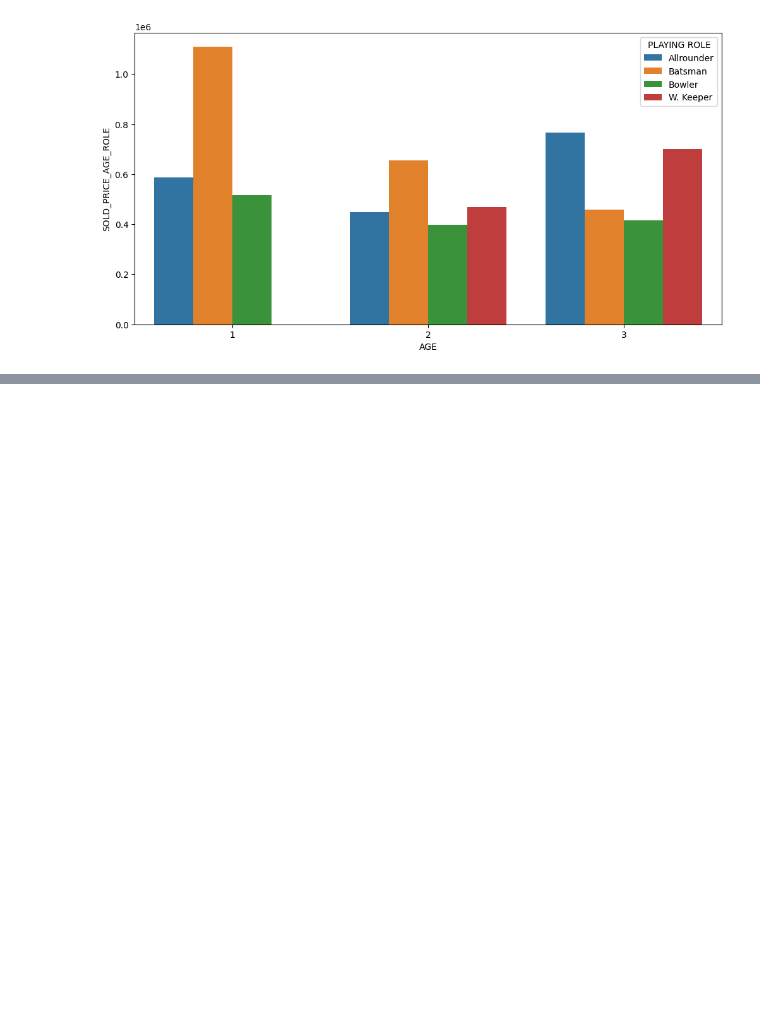
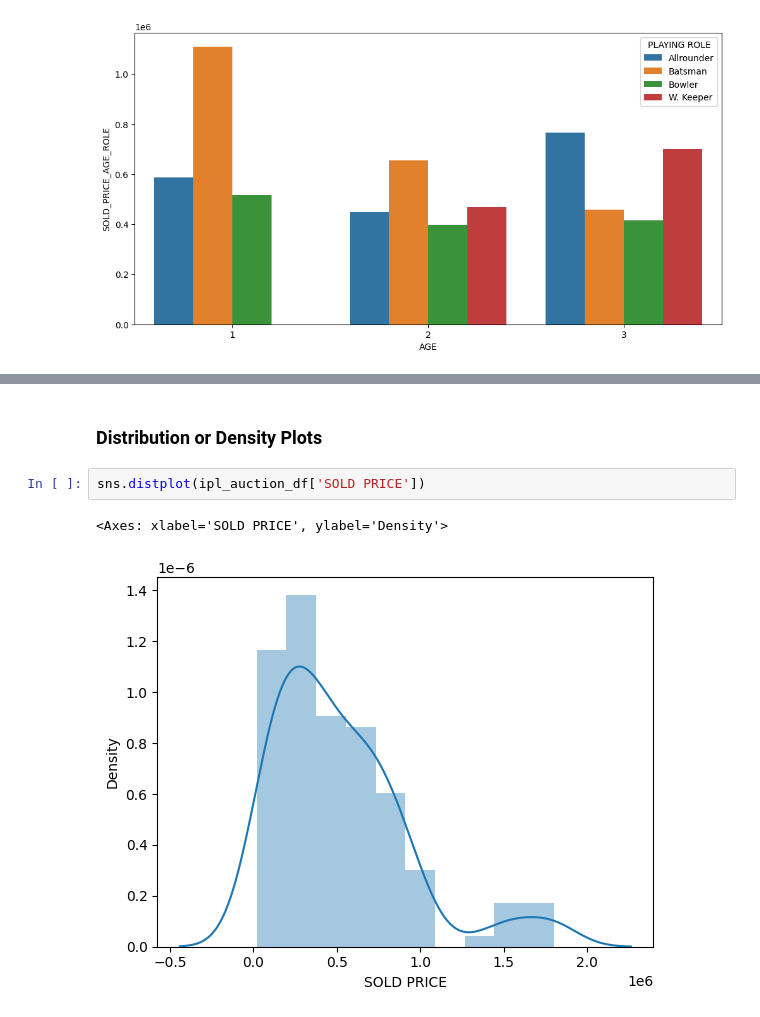
Before and after one commit to Musharraf-Bubere/Learning-in-public, a Jupyter notebook: Practice_From_Books/Machine_Learning_With_Python/01_Exploratory_Data_Analysis/03_Exploration_of_Data_Using_Visualization/ipl_data_visualization.ipynb, the cells around one changed output, grey strips where cells are left out. Drawn from its saved outputs; the diff is of its cells as text; blank space fills up the shorter version.

```diff
--- a/Practice_From_Books/Machine_Learning_With_Python/01_Exploratory_Data_Analysis/03_Exploration_of_Data_Using_Visualization/ipl_data_visualization.ipynb
+++ b/Practice_From_Books/Machine_Learning_With_Python/01_Exploratory_Data_Analysis/03_Exploration_of_Data_Using_Visualization/ipl_data_visualization.ipynb
@@ -93,0 +122,7 @@ sns.barplot(x='AGE', y='SOLD_PRICE_AGE_ROLE', hue='PLAYING ROLE', data=soldprice
+# %% [markdown]
+### Distribution or Density Plots
+# %%
+sns.distplot(ipl_auction_df['SOLD PRICE'])
+# %% [output]
+<Axes: xlabel='SOLD PRICE', ylabel='Density'>
+[figure, added]
```
Also changed, not shown: parts of 16 cells of this notebook, 1 other file.
